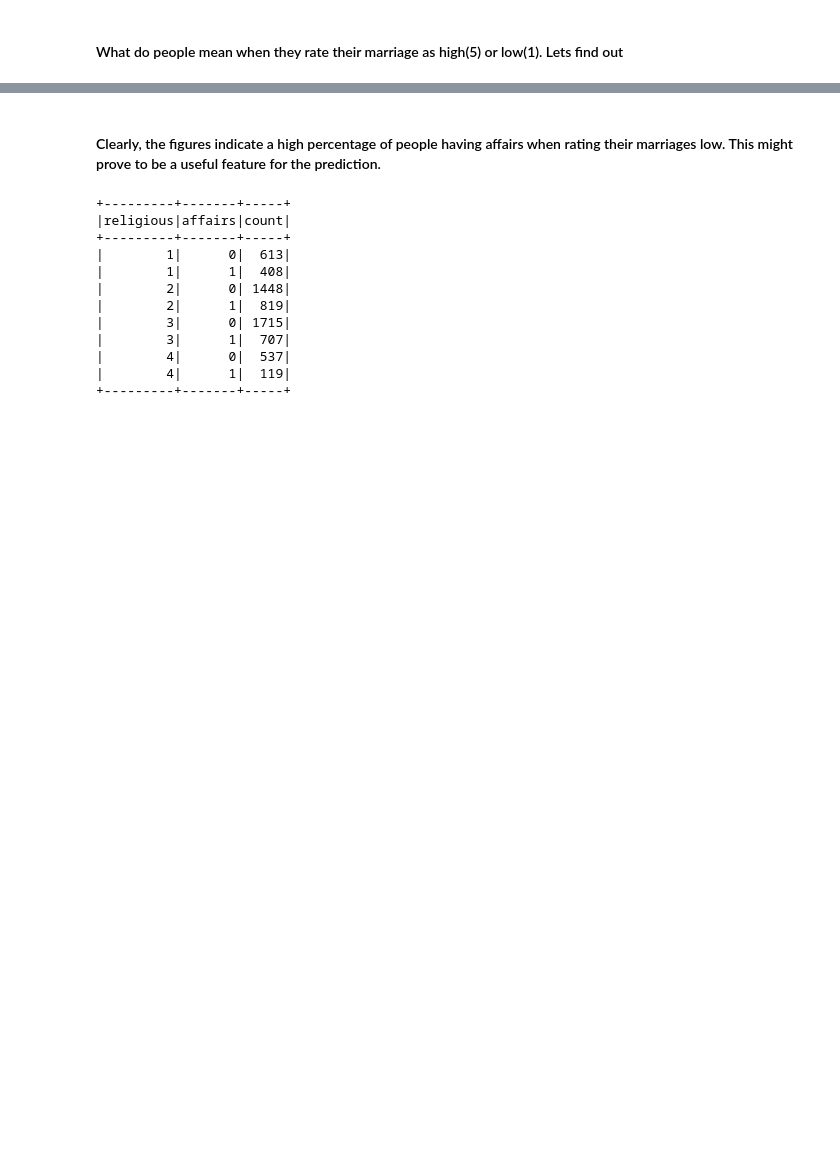
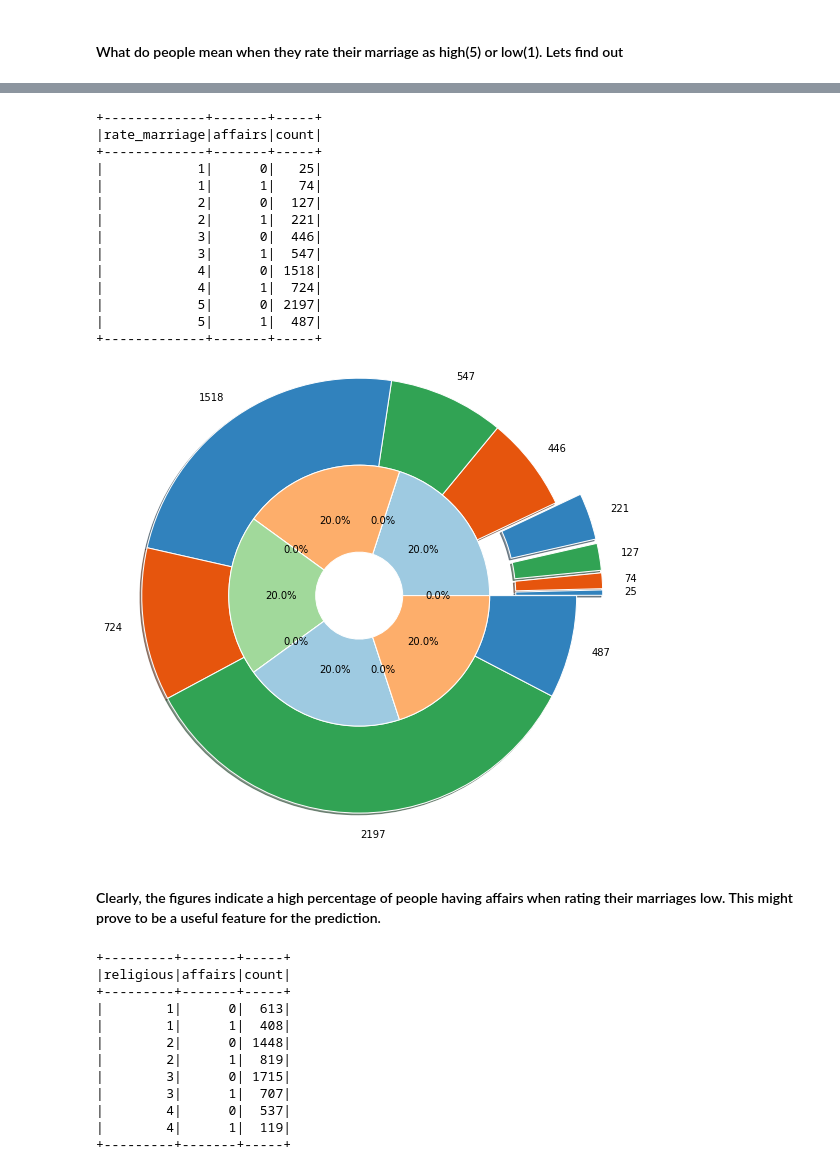
Before and after one commit to gyleodhis/Modelling-Mariage-Issues-in-Kenya-Using-Random-Forest, a Jupyter notebook: random-forest.ipynb, the cells around one changed output, grey strips where cells are left out. Saved outputs shown, nothing was run; the diff lists cells and outputs as text; code cells hidden in the pictures; blank space fills up the shorter version.

```diff
--- a/random-forest.ipynb
+++ b/random-forest.ipynb
@@ -116,3 +124,38 @@ df.groupBy("rate_marriage", "affairs").count().orderBy("rate_marriage","affairs"
+# %%
+happiness_df = df.groupBy("rate_marriage", "affairs").count().orderBy("rate_marriage","affairs","count", ascending=True)
+happiness_Pandas_df = happiness_df.toPandas()
+happiness_df.show()
+fig, ax = plt.subplots()
+size = 1
+cmap = plt.get_cmap("tab20c")
+outer_colors = cmap(np.arange(3)*4)
+inner_colors = cmap(np.array([1, 2, 5, 6, 9, 10,]))
+explodeOuter = (0.3, 0.3, 0.3, 0.3, 0, 0, 0, 0, 0, 0)
+
+ax.pie(happiness_Pandas_df['count'], radius=2.5, colors=outer_colors, labels=happiness_Pandas_df['count'],
+       explode=explodeOuter, shadow=True, wedgeprops=dict(width=size, edgecolor='w'))
+
+ax.pie(happiness_Pandas_df['affairs'], radius=2.5-size, colors=inner_colors, autopct='%1.1f%%',
+       wedgeprops=dict(width=size, edgecolor='w'))
+
+ax.set(aspect="equal")
+plt.show()
+# %% [output]
++-------------+-------+-----+
+|rate_marriage|affairs|count|
++-------------+-------+-----+
+|            1|      0|   25|
+|            1|      1|   74|
+|            2|      0|  127|
+|            2|      1|  221|
+|            3|      0|  446|
+|            3|      1|  547|
+|            4|      0| 1518|
+|            4|      1|  724|
+|            5|      0| 2197|
+|            5|      1|  487|
++-------------+-------+-----+
+[figure, added]
 # %% [markdown]
 #### Clearly, the figures indicate a high percentage of people having affairs when rating their marriages low. This might prove to be a useful feature for the prediction.
 # %%
```
Also changed, not shown: parts of 16 cells of this notebook.
